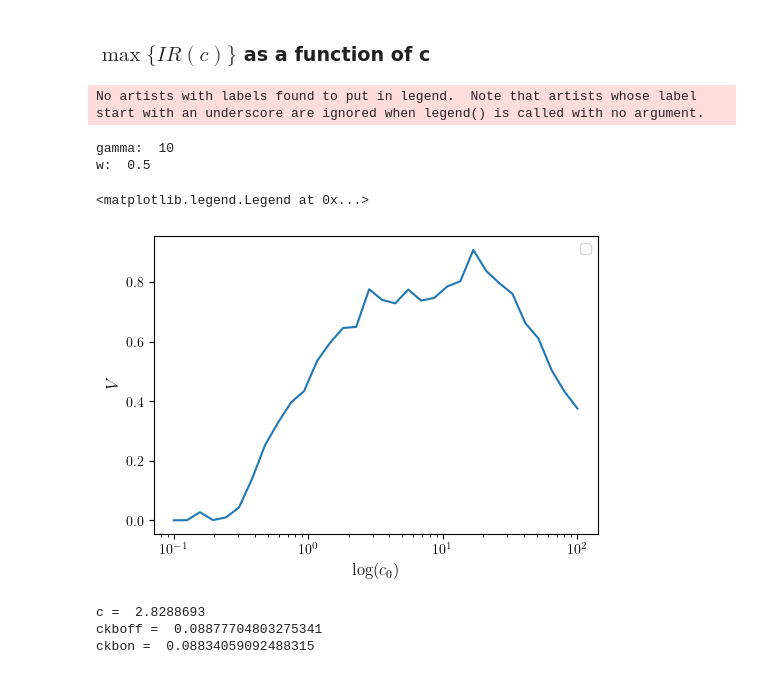
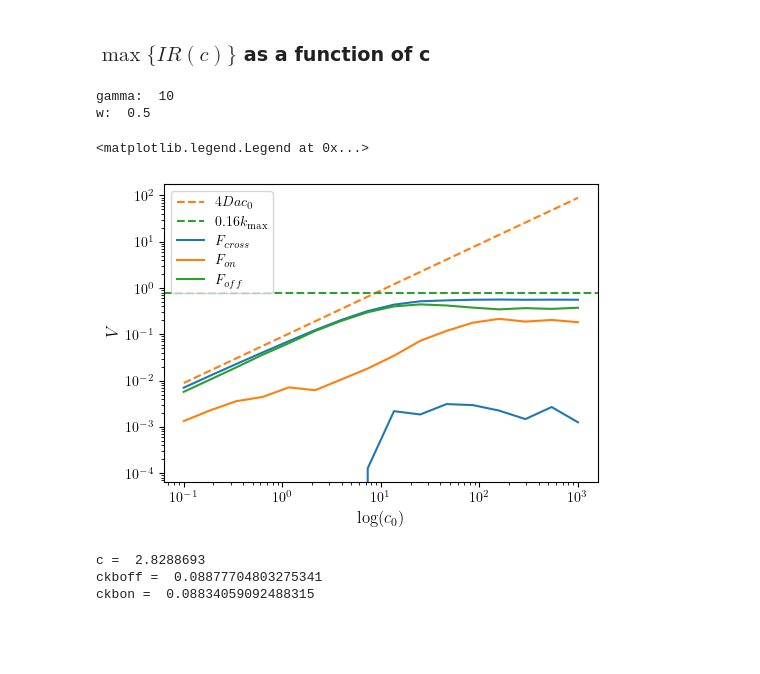
Before and after one commit to ta-rekt/LLROpt.jl, a Jupyter notebook: development.ipynb, the cells around one changed output. Saved outputs shown, nothing was run; the diff lists cells and outputs as text; code cells hidden in the pictures; blank space fills up the shorter version.

```diff
--- a/development.ipynb
+++ b/development.ipynb
@@ -5986,6 +5992,7 @@ def get_data(dirname, whichf, whicha="pareto", skipkeys=[]):
 ### $\max \{ IR(c)\}$ as a function of c
 # %%
 dirname = "20250505/fir-c0-cw-de-w-0.5-1-5-g-10"
+dirname = "20250505/fir-c0-cw-de-w-0.5-g-10-dc-0.01"
 kg, kw = 1, 1
 # %%
 # dirname = '20241218/2bs-ir-c-c0-m2-to-p4'
@@ -5997,46 +6004,45 @@ nedges = 6
 figsize = (5,3.5)
 data, params = utils.get_data(dirname, "full", "spec")
 nparams = params["nparams"]
 print("gamma: ", params["gammas"][kg-1])
 print("w: ", params["wvals"][kw-1])
 
 irvals_acc = np.array([data[i][str(kg)][str(kw)][nedges] for i in range(1, nparams+1)])
 ioffvals = np.array([data[i][str(kg)][str(kw)][nedges+1] for i in range(1, nparams+1)])
 ionvals = np.array([data[i][str(kg)][str(kw)][nedges+2] for i in range(1, nparams+1)])
 specvals = np.array([data[i][str(kg)][str(kw)][nedges+3] for i in range(1, nparams+1)])
 cvals = np.array([data[i][str(kg)][str(kw)][-3] for i in range(1, nparams+1)])
 
 # for j in range(nparams):
 #     kboff, konb, kuon, kbon, koffu, kuoff, konu = data[j+1][str(kg)][str(kw)][:nedges]
 #     logrates5 = [kboff, kbon, konb, kuon, koffu]
 #     c = cvals[j]
 #     dc = c / 10
 
 plt.rcParams['text.usetex'] = True
 
 fig, ax = plt.subplots(1,1, figsize=figsize, layout="constrained")
 
 ax.set_xscale('log')
-# ax.set_yscale('log')
+ax.set_yscale('log')
 ax.set_ylabel("$V$", fontsize=12)
 ax.set_xlabel("$\log (c_0)$", fontsize=12)
 # ax.set_xticks(list(range(-2,5)))
-# ax.plot(cvals, cvals*0.0888, linestyle="dashed", color="C1", label="$4Dac_0$")
-# ax.axhline(y=5*0.16, linestyle="dashed", color="C2", label="$0.16k_{\\rm max}$")
-# ax.plot(cvals, irvals_acc)
-# ax.plot(cvals, irvals_acc - (ioffvals + ionvals), label="$F_{cross}$", color="C0")
-# ax.plot(cvals, (ionvals), label="$F_{on}$", color="C1")
-# ax.plot(cvals, (ioffvals), label="$F_{off}$", color="C2")
-ax.plot(cvals, specvals)
+ax.plot(cvals, cvals*0.0888, linestyle="dashed", color="C1", label="$4Dac_0$")
+ax.axhline(y=5*0.16, linestyle="dashed", color="C2", label="$0.16k_{\\rm max}$")
+ax.plot(cvals, irvals_acc)
+ax.plot(cvals, irvals_acc - (ioffvals + ionvals), label="$F_{cross}$", color="C0")
+ax.plot(cvals, (ionvals), label="$F_{on}$", color="C1")
+ax.plot(cvals, (ioffvals), label="$F_{off}$", color="C2")
+# ax.plot(cvals, specvals)
 # ax.axhline(y=params["gammas"][kg-1],linestyle="dotted")
 ax.legend()
 # ax.text(3, 5e-6, "(b)", fontsize=16)
 # %% [output]
-No artists with labels found to put in legend.  Note that artists whose label start with an underscore are ignored when legend() is called with no argument.
+gamma:  10
+w:  0.5
-gamma:  10
-w:  0.5
+<matplotlib.legend.Legend at 0x...>
-<matplotlib.legend.Legend at 0x...>
-[figure, old version]
+[figure, new version]
 # %%
 k = 15
 # %%
```
Also changed, not shown: parts of 2 cells of this notebook, 5 other files.
